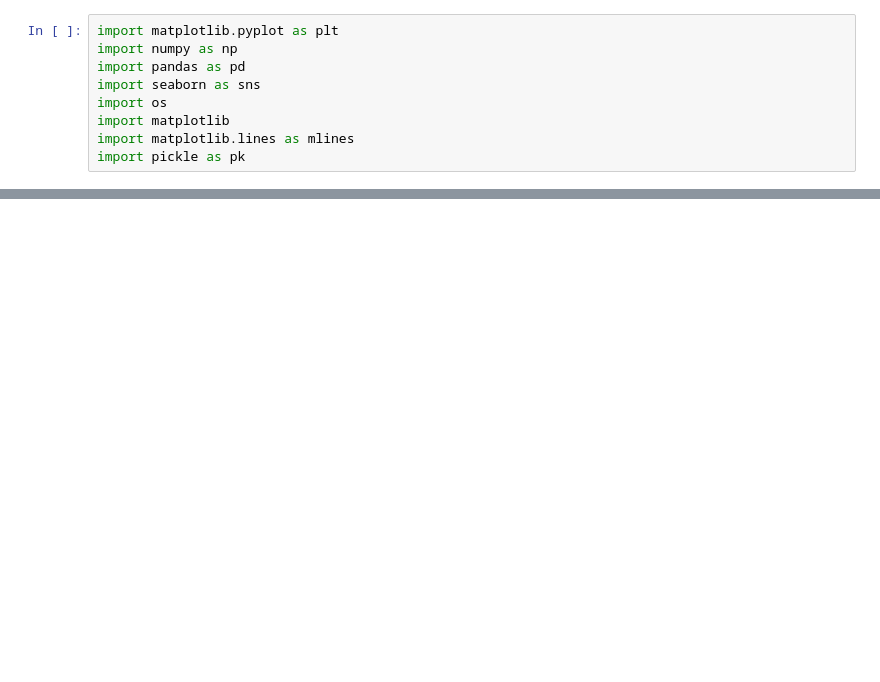
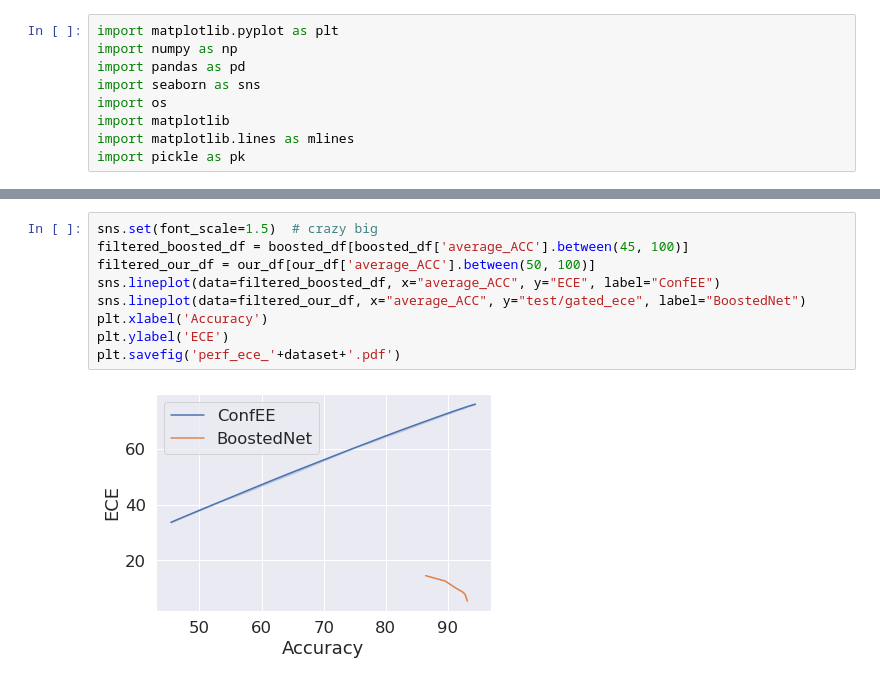
Before and after one commit to networkslab/dynn, a Jupyter notebook: src/notebooks/confidence_intervals_ce_ic.ipynb, the cells around one changed output, grey strips where cells are left out. Saved outputs shown, nothing was run; the diff lists cells and outputs as text; blank space fills up the shorter version.

```diff
--- a/src/notebooks/confidence_intervals_ce_ic.ipynb
+++ b/src/notebooks/confidence_intervals_ce_ic.ipynb
@@ -193,0 +114,11 @@ sns.lineplot(data=aggregate_df, x="average_IC", y="gated_average_inef")
+# %%
+sns.set(font_scale=1.5)  # crazy big
+filtered_boosted_df = boosted_df[boosted_df['average_ACC'].between(45, 100)]
+filtered_our_df = our_df[our_df['average_ACC'].between(50, 100)]
+sns.lineplot(data=filtered_boosted_df, x="average_ACC", y="ECE", label="ConfEE")
+sns.lineplot(data=filtered_our_df, x="average_ACC", y="test/gated_ece", label="BoostedNet")
+plt.xlabel('Accuracy')
+plt.ylabel('ECE')
+plt.savefig('perf_ece_'+dataset+'.pdf')
+# %% [output]
+[figure, added]
```
Also changed, not shown: parts of 17 cells of this notebook, 2 other files.
